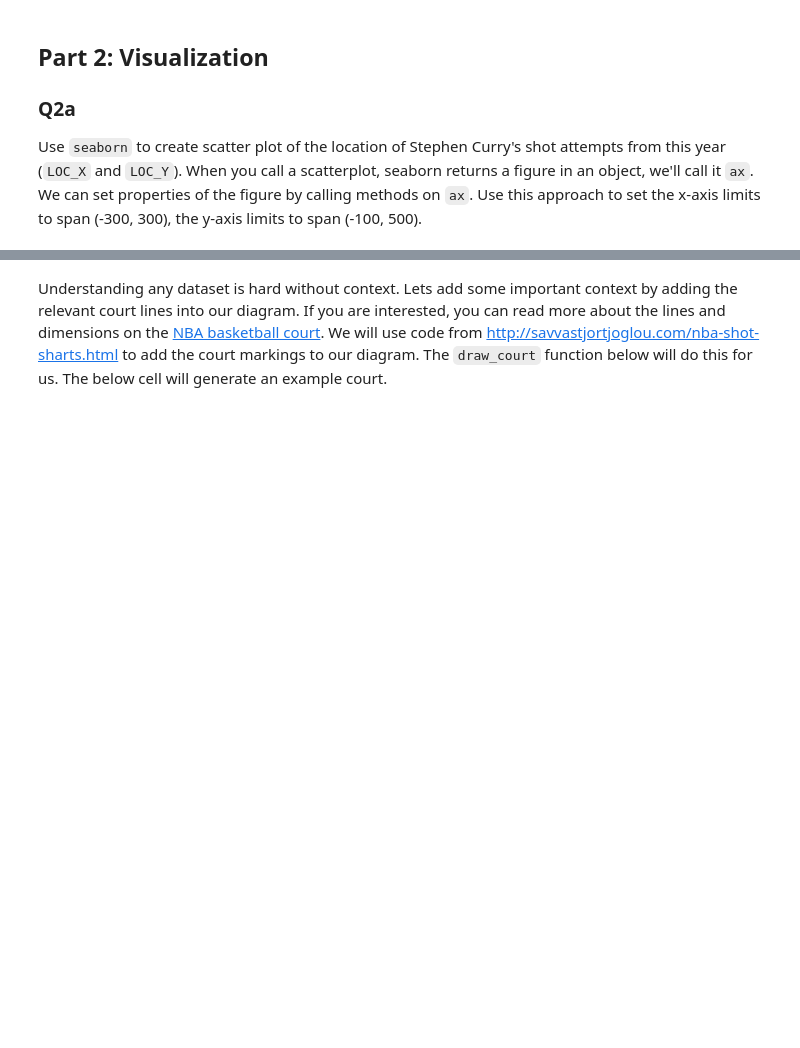
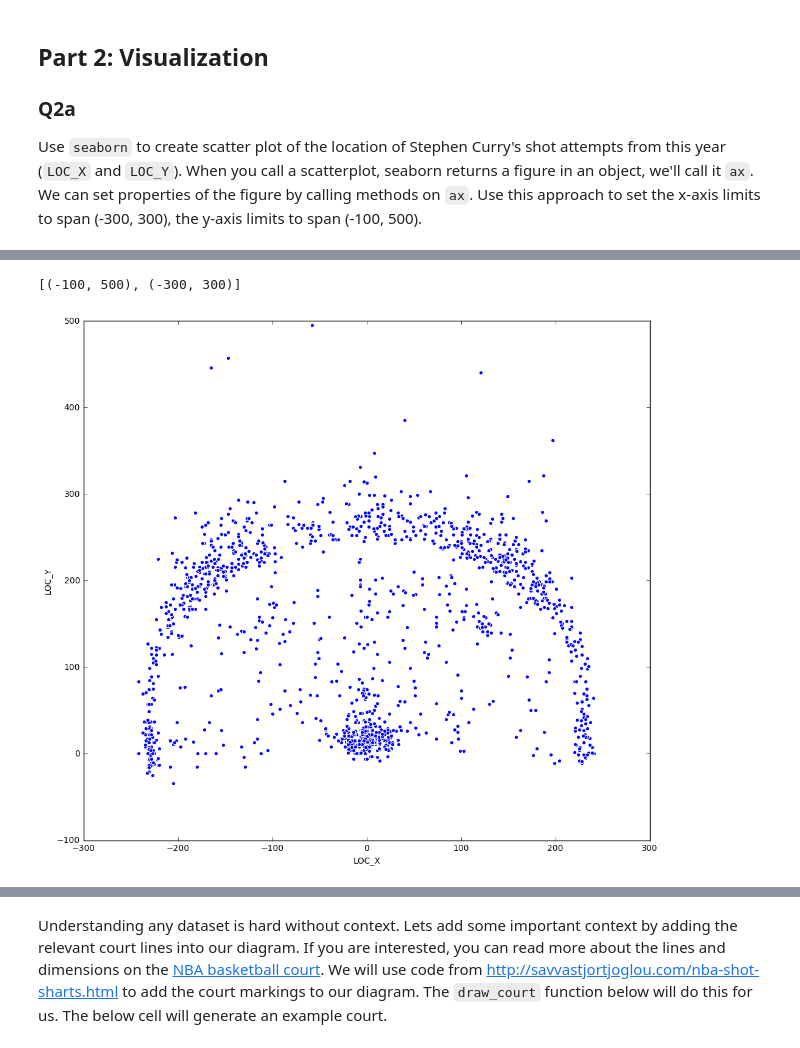
Before and after one commit to jcvdav/Spring2019, a Jupyter notebook: homeworks/homework2/student/homework2.ipynb, the cells around one changed output, grey strips where cells are left out. Drawn from its saved outputs; the diff is of its cells as text; code cells hidden in the pictures; blank space fills up the shorter version.

```diff
--- a/homeworks/homework2/student/homework2.ipynb
+++ b/homeworks/homework2/student/homework2.ipynb
@@ -182,4 +201,6 @@ curry_json.keys()
 h = curry_json['resultSets'][0]['headers']
 d = curry_json['resultSets'][0]['rowSet']
 
-curry_data = ...
+curry_data = pd.DataFrame(d)
+curry_data.columns = h
+curry_data
@@ -259,9 +350,11 @@ points: 2
 # %%
 import seaborn as sns
 
 plt.figure(figsize=[12, 11])
-ax = ...
-
-...
+ax = sns.scatterplot("LOC_X", "LOC_Y", data = curry_data)
+ax.set(xlim = (-300, 300), ylim = (-100, 500))
+# %% [output]
+[(-100, 500), (-300, 300)]
+[figure, added]
 # %%
 ok.grade("q2a");
```
Also changed, not shown: parts of 23 cells of this notebook, 6 other files.
